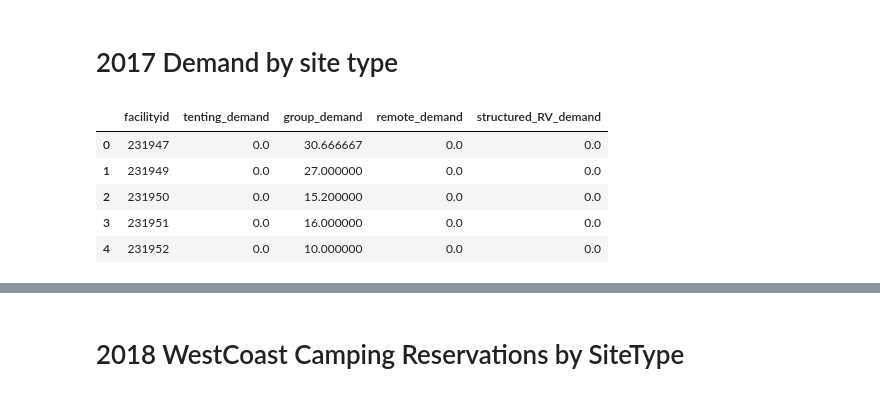
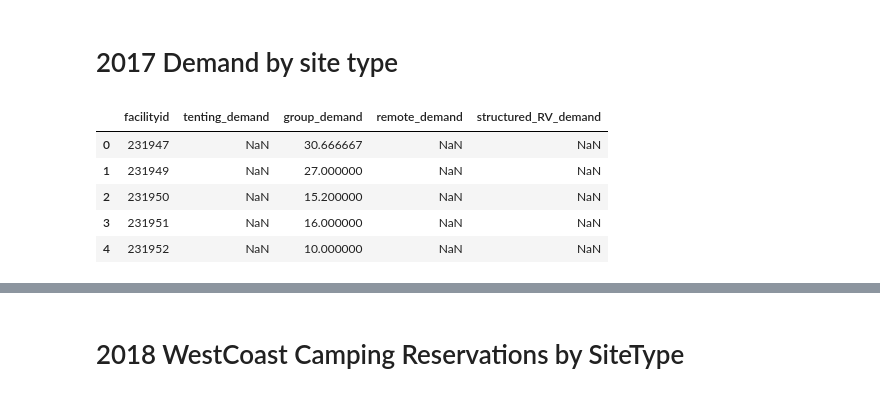
Before and after one commit to newbeadwork/Campground_Analysis_with_Machine_Learning, a Jupyter notebook: Camping_Site_Types_Grouping.ipynb, the cells around one changed output, grey strips where cells are left out. Saved outputs shown, nothing was run; the diff lists cells and outputs as text; code cells hidden in the pictures.

```diff
--- a/Camping_Site_Types_Grouping.ipynb
+++ b/Camping_Site_Types_Grouping.ipynb
@@ -458,32 +458,32 @@ sitetype2017 = sitetype2017.pivot(columns="sitetype", values="fidcounts").fillna
 # %%
 
 sitetype2017fia = pd.merge(sitetype2017fi, sitetype2017, how='outer', on='index').reset_index()
 
 sitetype2017fia = sitetype2017fia.groupby("facilityid").agg(sum)
 
 sitetype2017fia["tenting"]=sitetype2017fia["STANDARD NONELECTRIC"]+sitetype2017fia["TENT ONLY NONELECTRIC"]+sitetype2017fia["EQUESTRIAN NONELECTRIC"]+sitetype2017fia["TENT ONLY ELECTRIC"]
 sitetype2017fia["group"]=sitetype2017fia["GROUP STANDARD AREA ELECTRIC"]+sitetype2017fia["GROUP STANDARD NONELECTRIC"]+sitetype2017fia["GROUP TENT ONLY AREA NONELECTRIC"]+sitetype2017fia["GROUP STANDARD AREA NONELECTRIC"]+sitetype2017fia["GROUP HIKE TO"]+sitetype2017fia["GROUP WALK TO"]+sitetype2017fia["GROUP STANDARD ELECTRIC"]+sitetype2017fia["GROUP EQUESTRIAN"]+sitetype2017fia["GROUP SHELTER NONELECTRIC"]+sitetype2017fia["GROUP RV AREA NONELECTRIC"]+sitetype2017fia["GROUP PICNIC AREA"]+sitetype2017fia["GROUP SHELTER ELECTRIC"]
 sitetype2017fia["remote"]=sitetype2017fia["WALK TO"]+sitetype2017fia["HIKE TO"]+sitetype2017fia["BOAT IN"]+sitetype2017fia["LOOKOUT"]
 sitetype2017fia["structured_RV"]=sitetype2017fia["STANDARD ELECTRIC"]+sitetype2017fia["RV NONELECTRIC"]+sitetype2017fia["CABIN NONELECTRIC"]+sitetype2017fia["RV ELECTRIC"]+sitetype2017fia["CABIN ELECTRIC"]+sitetype2017fia["YURT"]+sitetype2017fia["SHELTER NONELECTRIC"]+sitetype2017fia["MANAGEMENT"]
 sitetype2017fia = sitetype2017fia.reset_index()
 sitetype2017fia = sitetype2017fia[["facilityid","tenting", "group", "remote", "structured_RV"]]
 
 demand_2017 = pd.merge(Number_campsites_type, sitetype2017fia, on="facilityid", how="inner")
 
 demand_2017["tenting_demand"] = demand_2017["tenting"]/ demand_2017["#tenting"]
 demand_2017["group_demand"] = demand_2017["group"]/ demand_2017["#group"]
 demand_2017["remote_demand"] = demand_2017["remote"]/ demand_2017["#remote"]
 demand_2017["structured_RV_demand"] = demand_2017["structured_RV"]/ demand_2017["#structured_RV"]
 
-demand_2017_final = demand_2017[["facilityid","tenting_demand","group_demand","remote_demand","structured_RV_demand"]].fillna(0)
+demand_2017_final = demand_2017[["facilityid","tenting_demand","group_demand","remote_demand","structured_RV_demand"]]
 demand_2017_final.head()
 # %% [output]
 |  | facilityid | tenting_demand | group_demand | remote_demand | structured_RV_demand |
-| 0 | 231947 | 0.0 | 30.666667 | 0.0 | 0.0 |
-| 1 | 231949 | 0.0 | 27.000000 | 0.0 | 0.0 |
-| 2 | 231950 | 0.0 | 15.200000 | 0.0 | 0.0 |
-| 3 | 231951 | 0.0 | 16.000000 | 0.0 | 0.0 |
-| 4 | 231952 | 0.0 | 10.000000 | 0.0 | 0.0 |
+| 0 | 231947 | NaN | 30.666667 | NaN | NaN |
+| 1 | 231949 | NaN | 27.000000 | NaN | NaN |
+| 2 | 231950 | NaN | 15.200000 | NaN | NaN |
+| 3 | 231951 | NaN | 16.000000 | NaN | NaN |
+| 4 | 231952 | NaN | 10.000000 | NaN | NaN |
 # %%
 boxplot2017= demand_2017_final.boxplot(column=['tenting_demand', 'group_demand', 'remote_demand', 'structured_RV_demand'])
 boxplot2017
```
Also changed, not shown: parts of 14 cells of this notebook, 12 other files.
